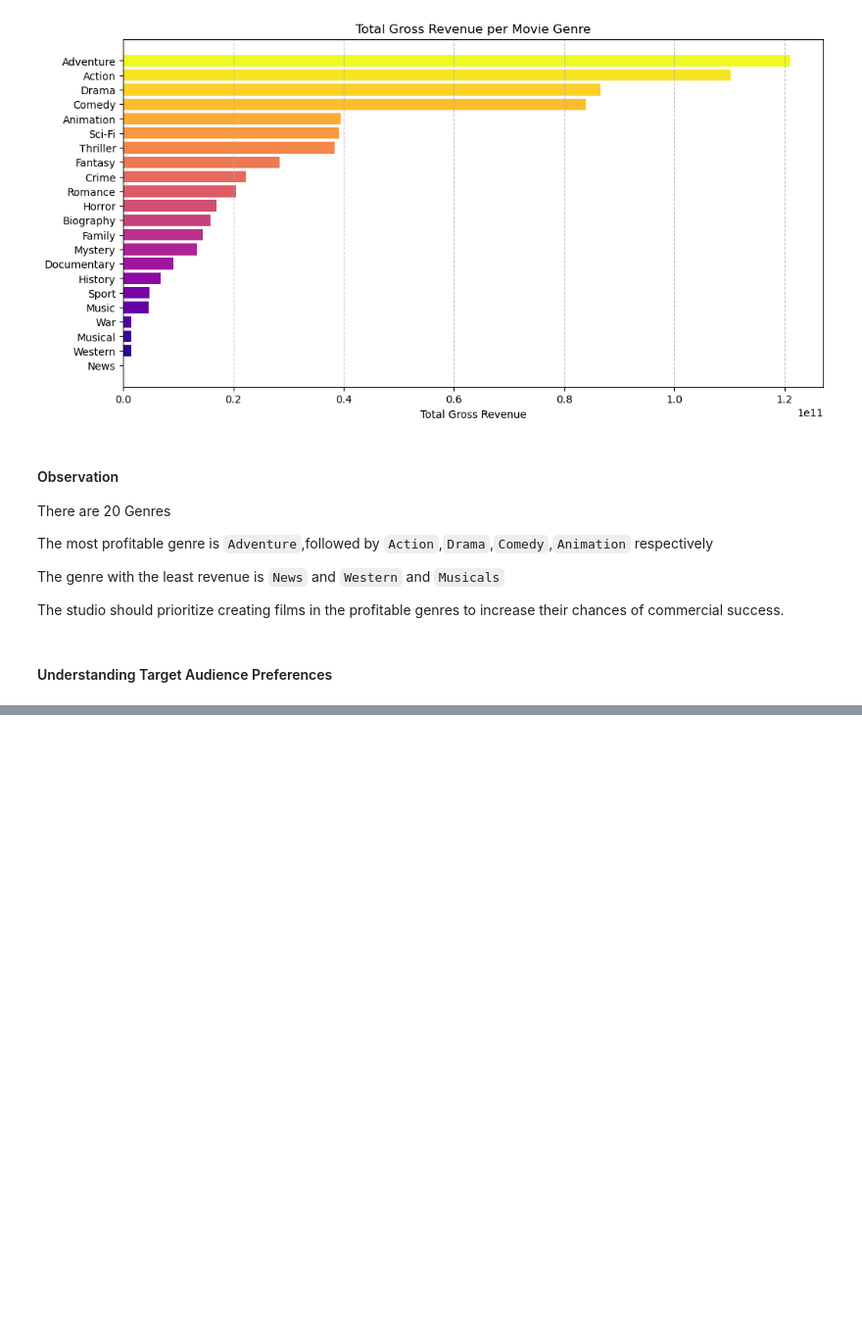
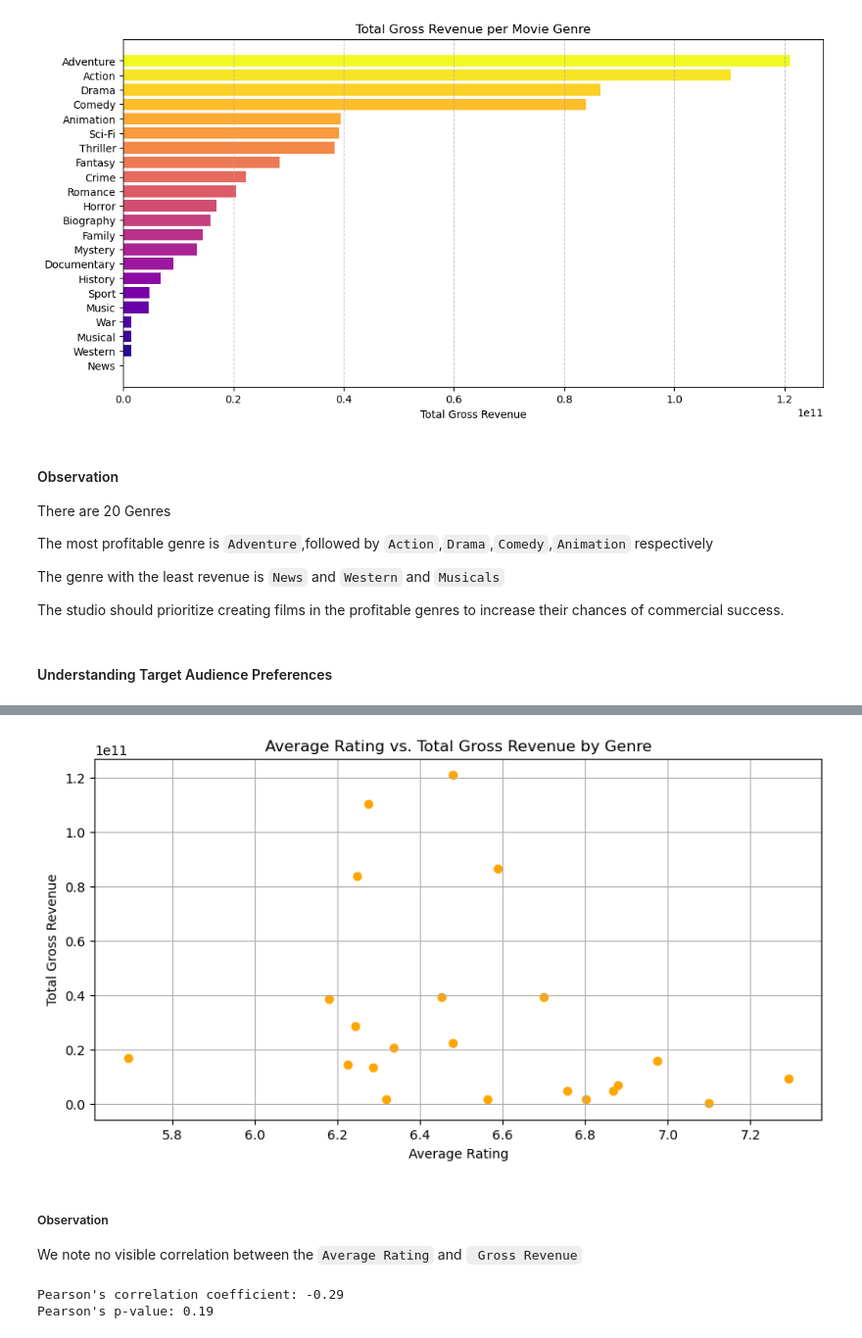
Before and after one commit to She-LoyceTsuma/dsc-phase-2-project-v3, a Jupyter notebook: student.ipynb, the cells around one changed output, grey strips where cells are left out. Shown: that part at 98% size. Cells and saved outputs as stored; diff of their text form; code cells hidden in the pictures; blank space fills up the shorter version.

```diff
--- a/student.ipynb
+++ b/student.ipynb
@@ -316,0 +330,46 @@ We will analyze the relationship between audience demographics and movie-going h
+# %%
+#Calculate total gross by genre,average rating by genre,
+genre_revenue = exploded_df.groupby('genres').agg({'domestic_gross': 'sum', 'foreign_gross': 'sum', 'numvotes': 'sum'}).reset_index()
+average_rating = exploded_df.groupby('genres')['averagerating'].mean().reset_index()
+average_votes = exploded_df.groupby('genres')['numvotes'].mean().reset_index()
+
+# Create a new column total_gross
+genre_revenue['total_gross'] = genre_revenue['foreign_gross'] + genre_revenue['domestic_gross']
+
+# Sort by total gross
+genre_revenue = genre_revenue.sort_values(by='total_gross', ascending=False)
+
+# Merge with revenue data
+genre_analysis = pd.merge(genre_revenue, average_rating, on='genres', suffixes=('_revenue', '_rating'))
+
+# Merge with genre analysis data
+engagement_analysis = pd.merge(genre_analysis, average_votes, on='genres')
+# %%
+# Plotting to check any relationship between rating and revenue
+plt.figure(figsize=(10, 5))
+
+plt.scatter(engagement_analysis['averagerating'], engagement_analysis['total_gross'], color='orange')
+
+plt.xlabel('Average Rating')
+
+plt.ylabel('Total Gross Revenue')
+
+plt.title('Average Rating vs. Total Gross Revenue by Genre')
+
+plt.grid()
+plt.show();
+# %% [output]
+[figure, added]
+# %% [markdown]
+##### Observation
+
+We note no visible correlation between the `Average Rating` and ` Gross Revenue`
+# %%
+# Pearson's correlation to confirm the above
+alpha = 0.05
+pearson_coef, pearson_p_value = stats.pearsonr(engagement_analysis['averagerating'], engagement_analysis['total_gross'])
+print(f"Pearson's correlation coefficient: {pearson_coef:.2f}")
+print(f"Pearson's p-value: {pearson_p_value:.2f}")
+# %% [output]
+Pearson's correlation coefficient: -0.29
+Pearson's p-value: 0.19
```
Also changed, not shown: parts of 6 cells of this notebook.
